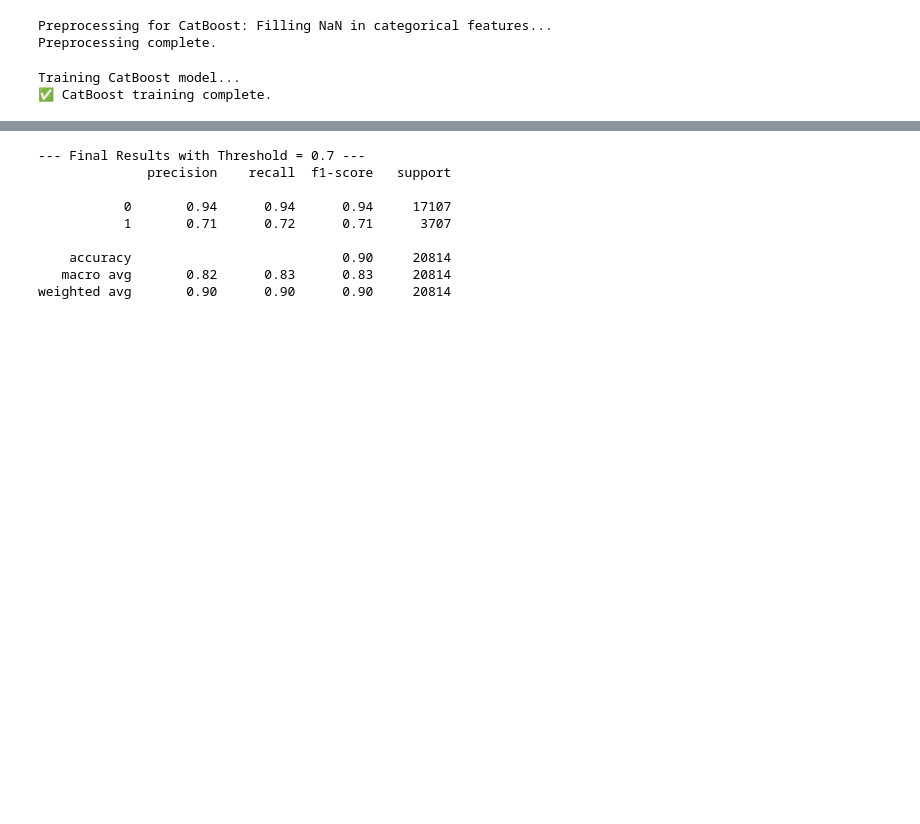
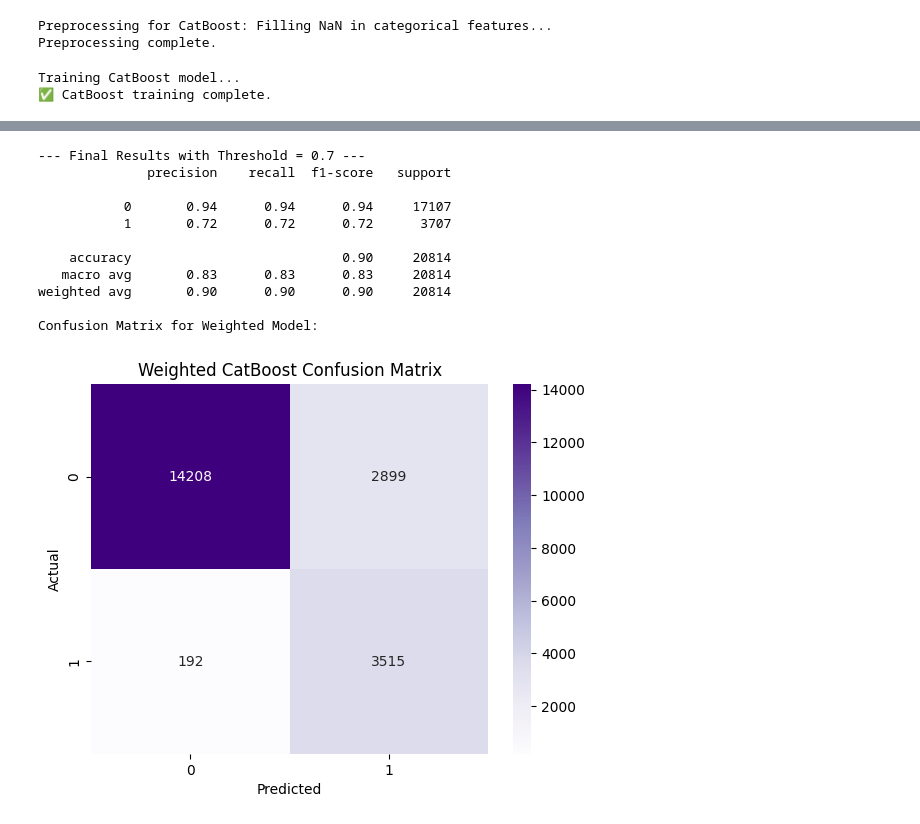
Before and after one commit to ca34525/TexasReadmissionRiskAPI, a Jupyter notebook: notebooks/5 Modeling.ipynb, the cells around one changed output, grey strips where cells are left out. Drawn from its saved outputs; the diff is of its cells as text; code cells hidden in the pictures; blank space fills up the shorter version.

Commit message:
Clean Notebook 5 and model folder

```diff
--- a/notebooks/5 Modeling.ipynb
+++ b/notebooks/5 Modeling.ipynb
@@ -336,23 +343,34 @@ plt.show()
 # %%
 # CHOOSE YOUR THRESHOLD BASED ON THE PLOT
 final_threshold = 0.7
 
 # Apply the threshold to the probabilities from your weighted model
 final_predictions = (y_probs_weighted >= final_threshold).astype(int)
 
 # Print the final, tuned classification report
 print(f"--- Final Results with Threshold = {final_threshold} ---")
 print(classification_report(y_test, final_predictions))
+
+print("Confusion Matrix for Weighted Model:")
+cm_weighted = confusion_matrix(y_test, weighted_preds)
+sns.heatmap(cm_weighted, annot=True, fmt='d', cmap='Purples')
+plt.title('Weighted CatBoost Confusion Matrix')
+plt.ylabel('Actual')
+plt.xlabel('Predicted')
+plt.show()
 # %% [output]
 --- Final Results with Threshold = 0.7 ---
               precision    recall  f1-score   support
 
            0       0.94      0.94      0.94     17107
-           1       0.71      0.72      0.71      3707
+           1       0.72      0.72      0.72      3707
 
     accuracy                           0.90     20814
-   macro avg       0.82      0.83      0.83     20814
+   macro avg       0.83      0.83      0.83     20814
 weighted avg       0.90      0.90      0.90     20814
+
+Confusion Matrix for Weighted Model:
+[figure, added]
 # %%
 from sklearn.metrics import roc_auc_score
 
```
Also changed, not shown: parts of 26 cells of this notebook, 6 other files.
